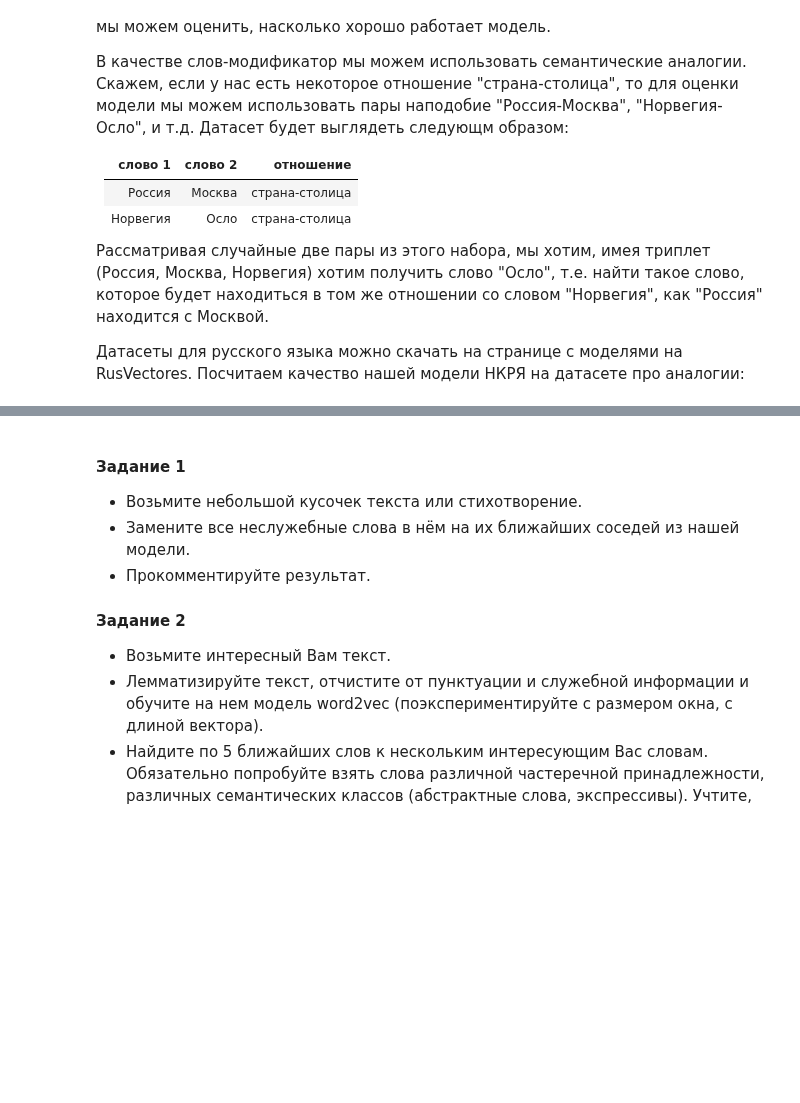
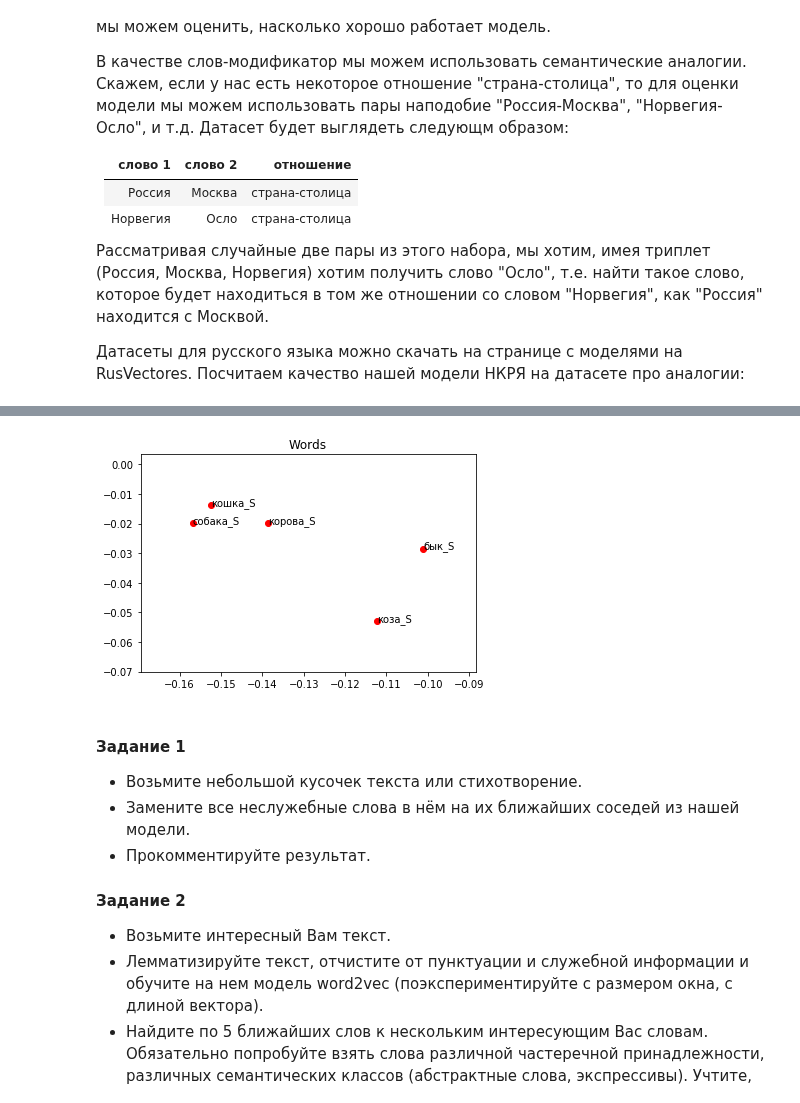
Before and after one commit to hse-ling-python/seminars, a Jupyter notebook: vector_models/vector_models_1.ipynb, the cells around one changed output, grey strips where cells are left out. Cells and saved outputs as stored; diff of their text form; code cells hidden in the pictures; blank space fills up the shorter version.

```diff
--- a/vector_models/vector_models_1.ipynb
+++ b/vector_models/vector_models_1.ipynb
@@ -297,3 +402,16 @@ print(res[4]['incorrect'][:10])
+# %%
+pca = PCA(n_components=2)
+pca.fit(model[list(model.vocab)])
+coords = pca.transform(model[words])
+# %%
+plt.scatter(coords[:, 0], coords[:, 1], color='red')
+plt.title('Words')
+
+for i, word in enumerate(words):
+    plt.annotate(word, xy=(coords[i, 0], coords[i, 1]))
+plt.show()
+# %% [output]
+[figure, added]
 # %% [markdown]
 #### Задание 1
 
```
Also changed, not shown: parts of 30 cells of this notebook.
